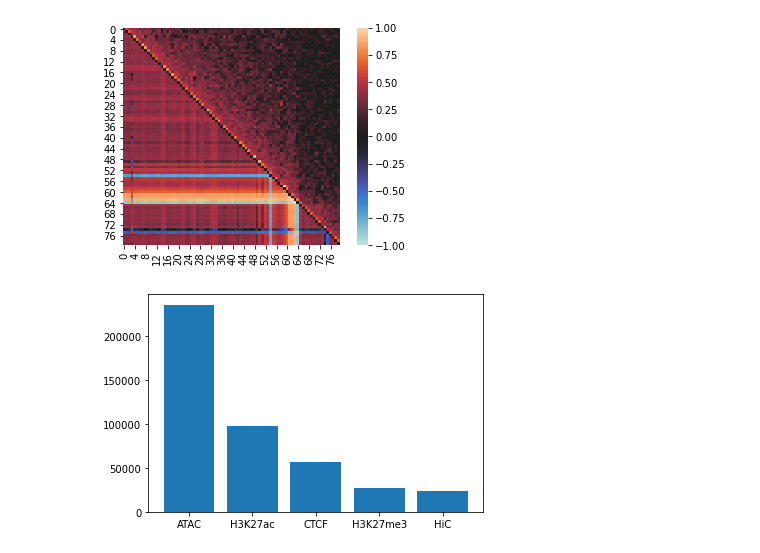
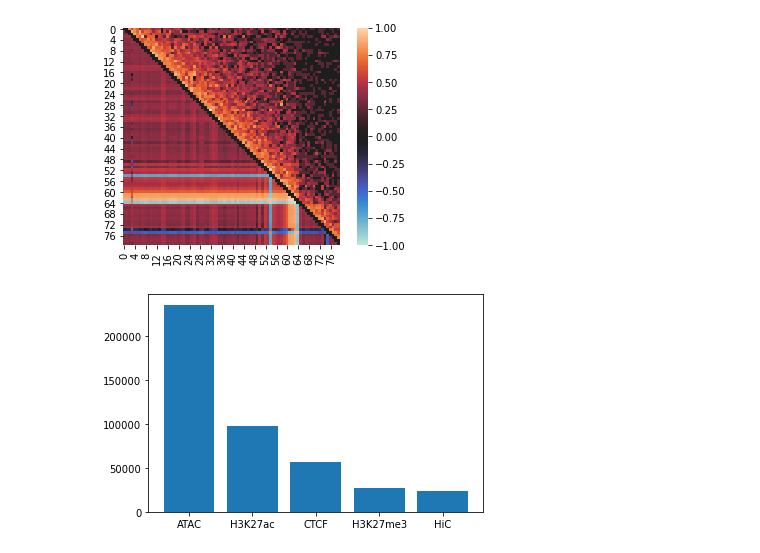
Before and after one commit to MICL-biolab/MINE, a Jupyter notebook: analyse/supplementary_fig/epi matrix.ipynb, the cells around one changed output. Saved outputs shown, nothing was run; the diff lists cells and outputs as text; code cells hidden in the pictures.

```diff
--- a/analyse/supplementary_fig/epi matrix.ipynb
+++ b/analyse/supplementary_fig/epi matrix.ipynb
@@ -10,22 +10,22 @@ epi_path = '/data1/lmh_data/MINE/use_data/GM12878/ATAC_H3K27ac_H3K4me3/epi'
 # %%
 chrom, index, x, y = 8, 224, 320, 400
 filename = 'chr{}_1000b.npz'.format(chrom)
 hic = np.load(os.path.join(raw_hic_path, filename))['hic']
 epi = np.load(os.path.join(epi_path, filename))['epi']
 
 _epi_matrix = np.triu(epi[index, 0, x:y, x:y], 1).T
 _negative = _epi_matrix < 0
 _epi_matrix[_negative] *= -1
 _epi_matrix = np.log1p(_epi_matrix)
 _epi_matrix = _epi_matrix/_epi_matrix.max()
 _epi_matrix[_negative] *= -1
-_hic_matrix = np.log1p(np.triu(hic[index, 0, x:y, x:y], 1))
+_hic_matrix = np.log1p(np.triu(hic[index, 0, x:y, x:y], 2))
 _hic_matrix = _hic_matrix/_hic_matrix.max()
 sns.heatmap(_epi_matrix+_hic_matrix, square=True, center=0)
 plt.savefig('figure_file/hic_epi_matrix(NBN gene).pdf', format='pdf', bbox_inches='tight')
 plt.show()
 # %% [output]
-[figure, old version]
+[figure, new version]
 # %%
 all_hr_sig = np.load('../fig2/temp/GM12878_ATAC_H3K27ac_H3K4me3_2_100_all_hr_sig.npy', allow_pickle=True).item()
 
```
Also changed, not shown: 9 other files.
